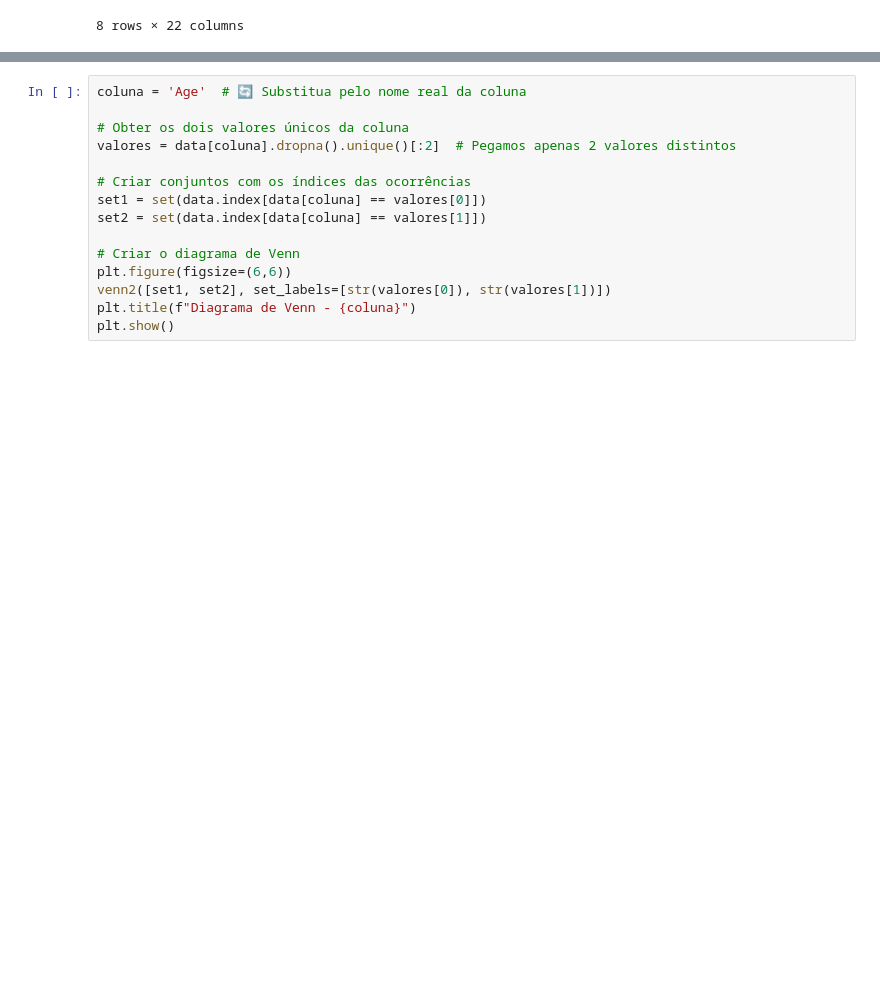
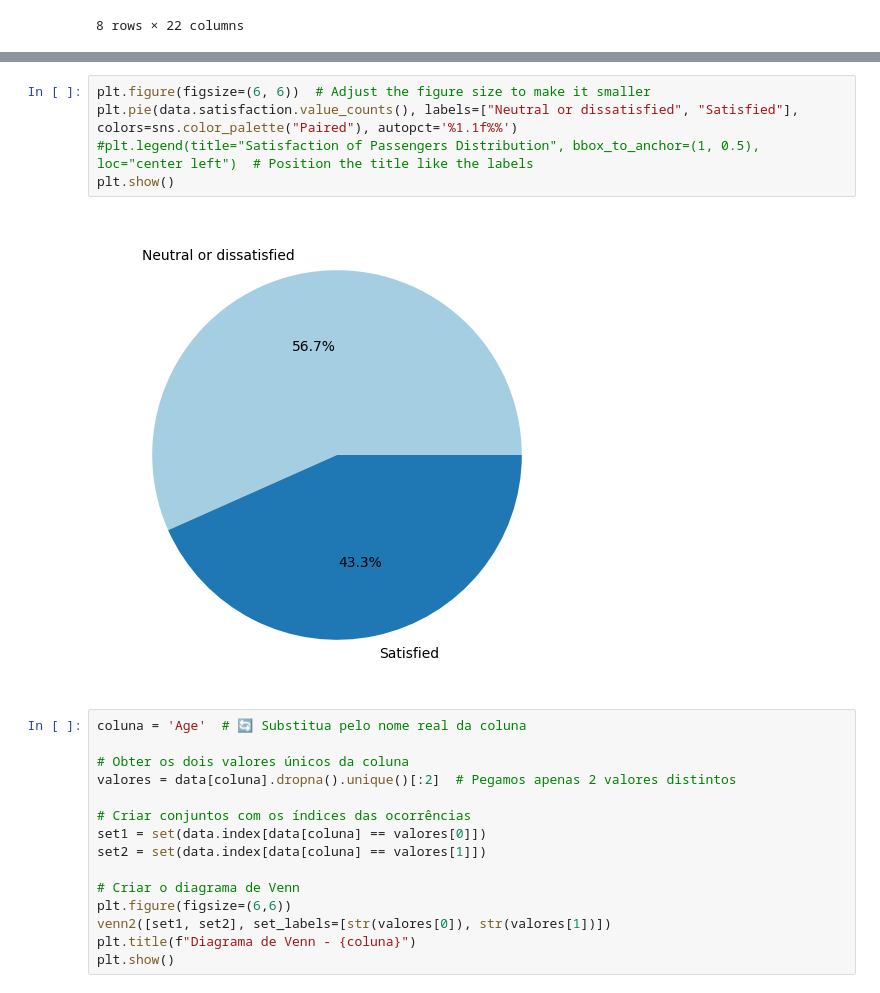
Before and after one commit to tiagoluis19/AC, a Jupyter notebook: projetoAC/airline_costumer_satisfaction.ipynb, the cells around one changed output, grey strips where cells are left out. Saved outputs shown, nothing was run; the diff lists cells and outputs as text; blank space fills up the shorter version.

```diff
--- a/projetoAC/airline_costumer_satisfaction.ipynb
+++ b/projetoAC/airline_costumer_satisfaction.ipynb
@@ -196,3 +203,10 @@ plt.tight_layout()
+# %%
+plt.figure(figsize=(6, 6))  # Adjust the figure size to make it smaller
+plt.pie(data.satisfaction.value_counts(), labels=["Neutral or dissatisfied", "Satisfied"], colors=sns.color_palette("Paired"), autopct='%1.1f%%')
+#plt.legend(title="Satisfaction of Passengers Distribution", bbox_to_anchor=(1, 0.5), loc="center left")  # Position the title like the labels
+plt.show()
+# %% [output]
+[figure, added]
 # %%
 coluna = 'Age'  # 🔄 Substitua pelo nome real da coluna
 
```
Also changed, not shown: parts of 15 cells of this notebook.
